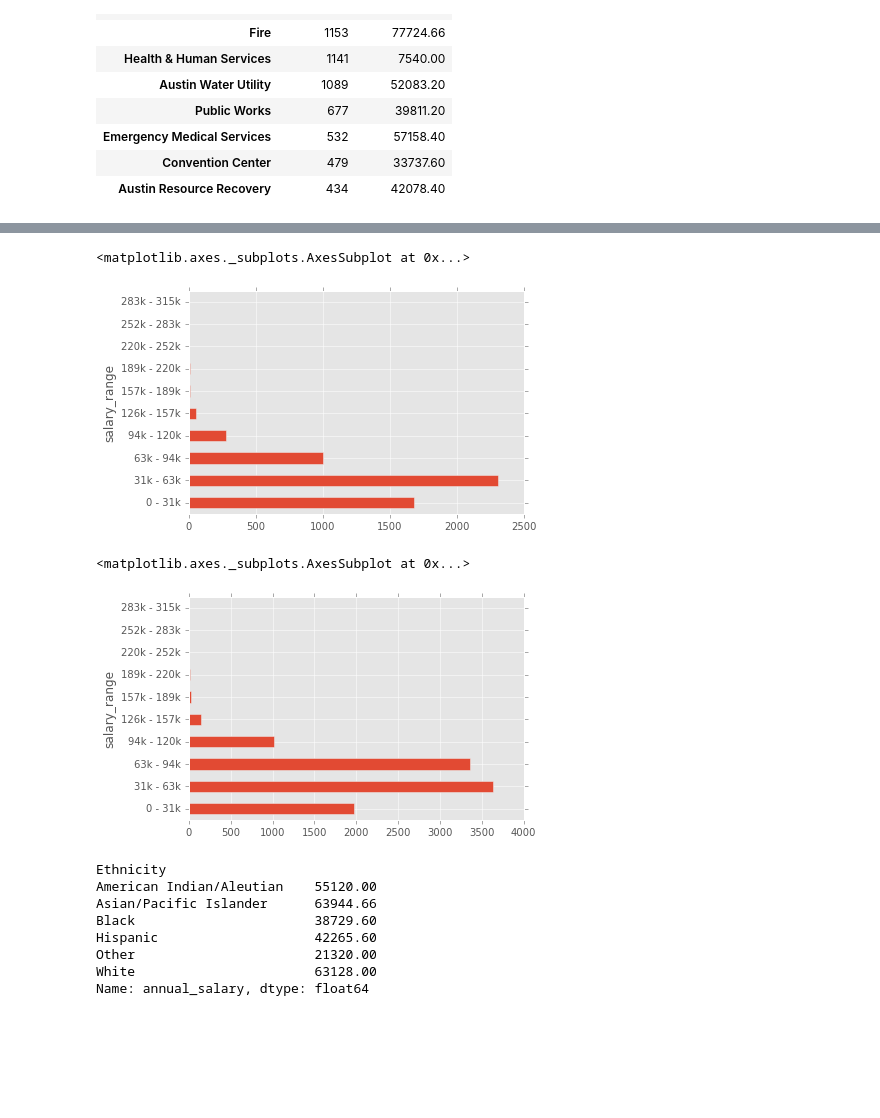
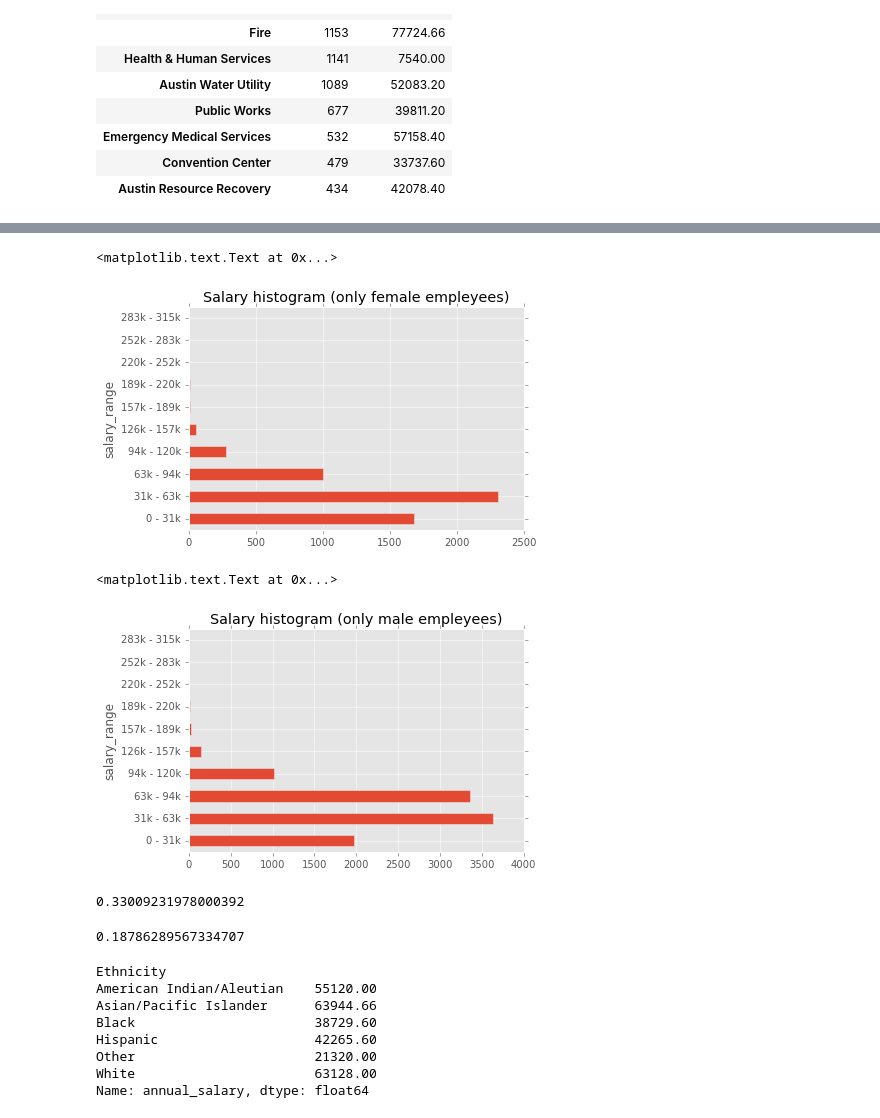
Before and after one commit to malev/codingnews.info, a Jupyter notebook: notebooks/austin_employees.ipynb, the cells around one changed output, grey strips where cells are left out. Saved outputs shown, nothing was run; the diff lists cells and outputs as text; code cells hidden in the pictures; blank space fills up the shorter version.

```diff
--- a/notebooks/austin_employees.ipynb
+++ b/notebooks/austin_employees.ipynb
@@ -84,15 +89,25 @@ df['salary_range'] = pd.cut(df['annual_salary'], 10, labels=labels)
 # %%
 # Number of F employees by salary
-df[df['Gender'] == 'F'].groupby('salary_range')['Gender'].count().plot(kind='barh')
+df[df['Gender'] == 'F'].groupby('salary_range')['Gender'].count().plot(kind='barh').set_title("Salary histogram (only female empleyees)")
 # %% [output]
-<matplotlib.axes._subplots.AxesSubplot at 0x...>
+<matplotlib.text.Text at 0x...>
-[figure, old version]
+[figure, new version]
 # %%
 # Number of M employees by salary
-df[df['Gender'] == 'M'].groupby('salary_range')['Gender'].count().plot(kind='barh')
+df[df['Gender'] == 'M'].groupby('salary_range')['Gender'].count().plot(kind='barh').set_title("Salary histogram (only male empleyees)")
 # %% [output]
-<matplotlib.axes._subplots.AxesSubplot at 0x...>
+<matplotlib.text.Text at 0x...>
-[figure, old version]
+[figure, new version]
+# %%
+# % of male empleyees earning between 63k and 94k
+df[df['Gender'] == 'M'].groupby('salary_range')['Gender'].count()[2]/len(df[df['Gender'] == 'M'])
+# %% [output]
+0.33009231978000392
+# %%
+# % of female empleyees earning between 63k and 94k
+df[df['Gender'] == 'F'].groupby('salary_range')['Gender'].count()[2]/len(df[df['Gender'] == 'F'])
+# %% [output]
+0.18786289567334707
 # %%
 # Salaries by ethnicity
 df.groupby('Ethnicity')['annual_salary'].median()
```
Also changed, not shown: parts of 3 cells of this notebook, 4 other files.
